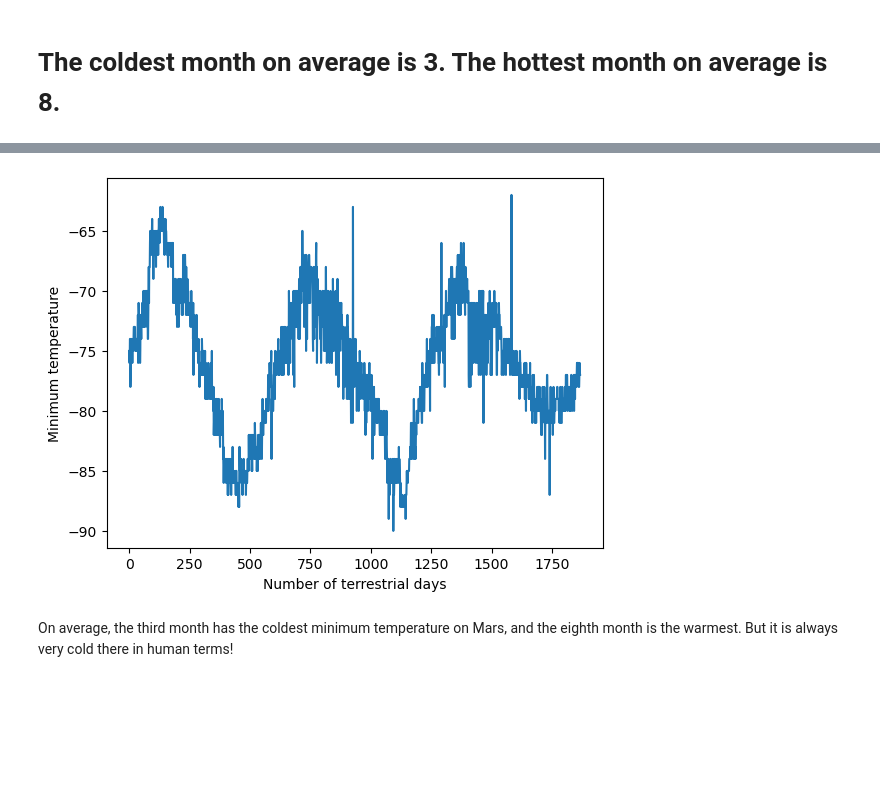
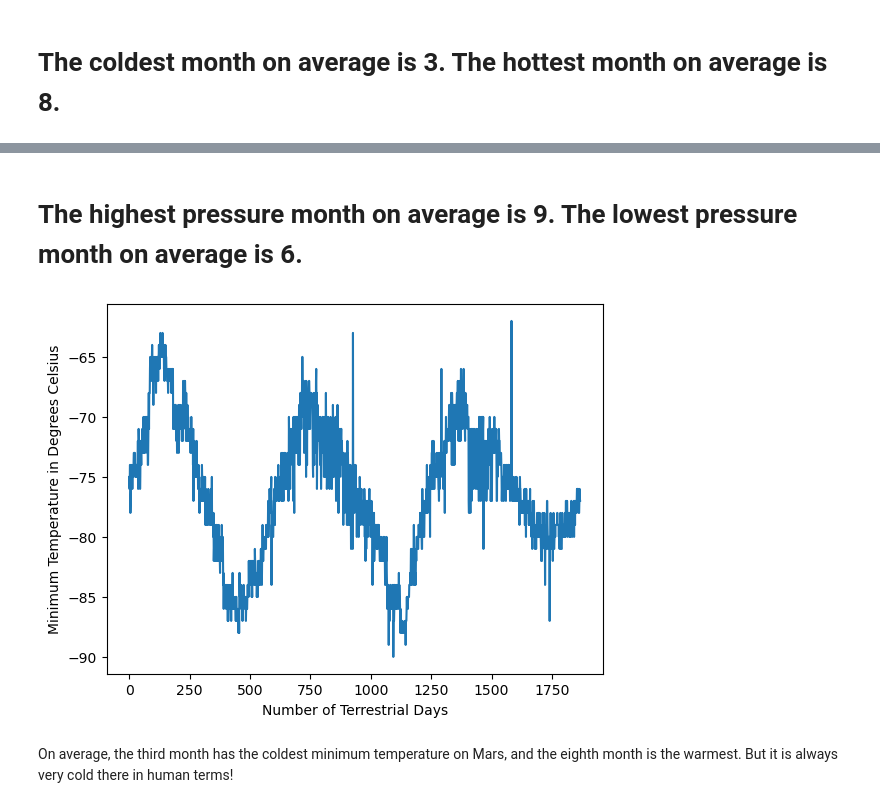
Before and after one commit to scottarterbury/Mars_Scraping, a Jupyter notebook: part_2_mars_weather.ipynb, the cells around one changed output, grey strips where cells are left out. Cells and saved outputs as stored; diff of their text form; code cells hidden in the pictures; blank space fills up the shorter version.

```diff
--- a/part_2_mars_weather.ipynb
+++ b/part_2_mars_weather.ipynb
@@ -222,7 +235,14 @@ Name: pressure, dtype: float64
+# %% [markdown]
+# The highest pressure month on average is 9. The lowest pressure month on average is 6.
 # %%
 # 5. How many terrestrial (earth) days are there in a Martian year?
+mars_data["min_temp"].plot(kind="line")
+plt.title=("Minimum Temperature over a Martian Year")
+plt.ylabel("Minimum Temperature in Degrees Celsius")
+plt.xlabel("Number of Terrestrial Days")
+plt.show()
 # %% [output]
-[figure, old version]
+[figure, new version]
 # %% [markdown]
 On average, the third month has the coldest minimum temperature on Mars, and the eighth month is the warmest. But it is always very cold there in human terms!
 # %% [markdown]
```
Also changed, not shown: parts of 4 cells of this notebook, 1 other file.
